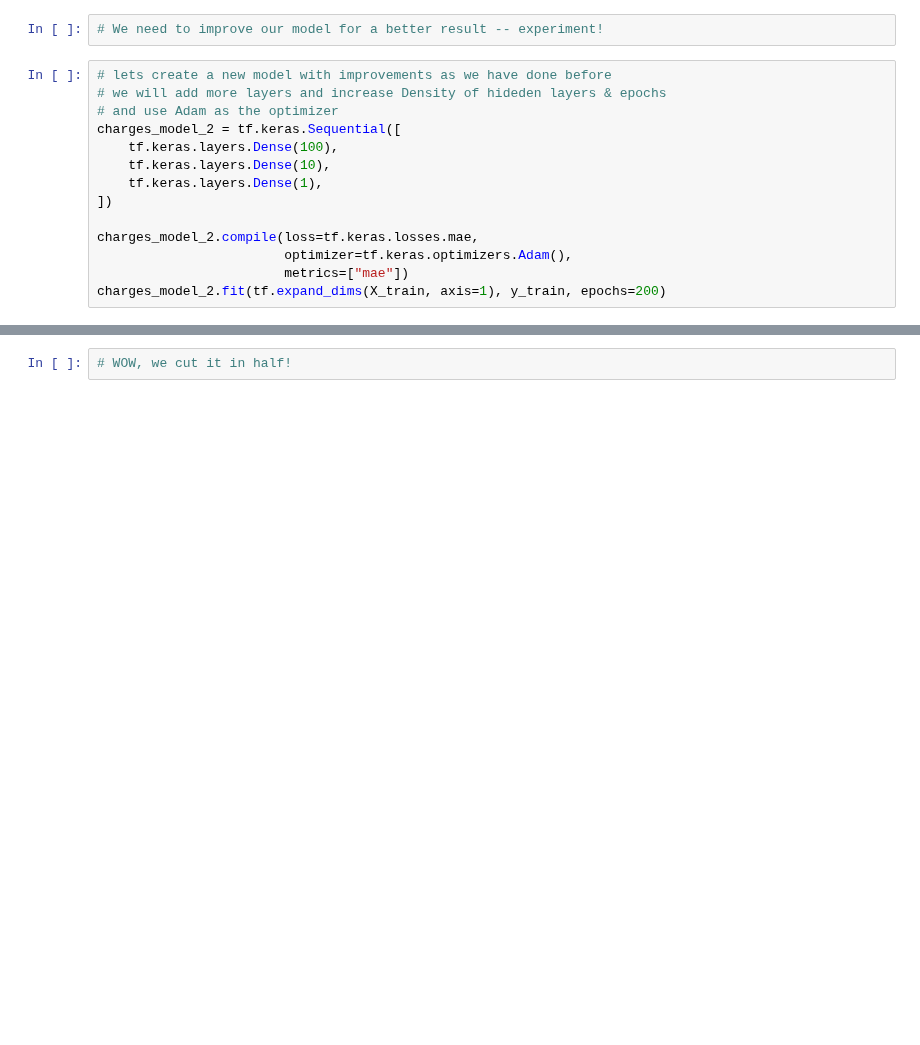
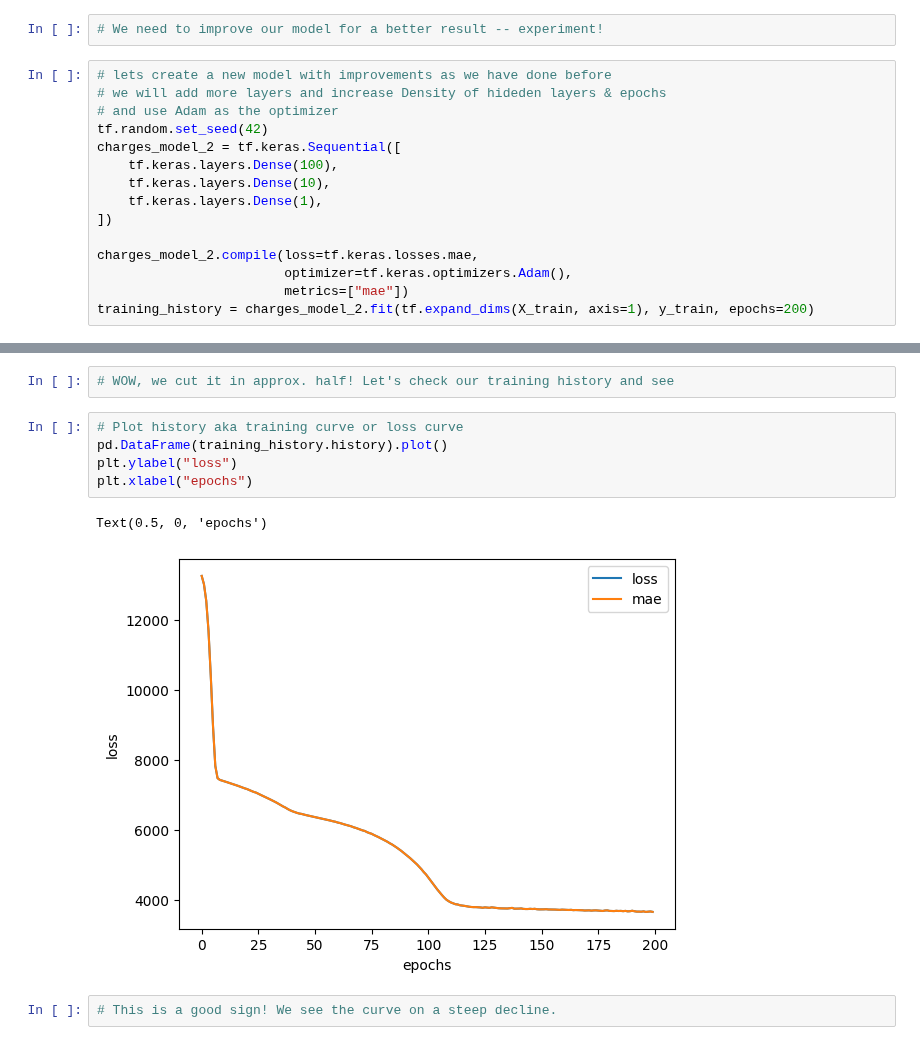
Before and after one commit to BakerSec/tensorflow, a Jupyter notebook: 01_capstone_larger_datasets.ipynb, the cells around one changed output, grey strips where cells are left out. Drawn from its saved outputs; the diff is of its cells as text; blank space fills up the shorter version.

```diff
--- a/01_capstone_larger_datasets.ipynb
+++ b/01_capstone_larger_datasets.ipynb
@@ -143,6 +143,7 @@ y_train.median(), y_train.mean() # substantially incorrect
 # lets create a new model with improvements as we have done before
 # we will add more layers and increase Density of hideden layers & epochs
 # and use Adam as the optimizer
+tf.random.set_seed(42)
 charges_model_2 = tf.keras.Sequential([
     tf.keras.layers.Dense(100),
     tf.keras.layers.Dense(10),
@@ -152,6 +153,6 @@ charges_model_2 = tf.keras.Sequential([
 charges_model_2.compile(loss=tf.keras.losses.mae,
                         optimizer=tf.keras.optimizers.Adam(),
                         metrics=["mae"])
-charges_model_2.fit(tf.expand_dims(X_train, axis=1), y_train, epochs=200)
+training_history = charges_model_2.fit(tf.expand_dims(X_train, axis=1), y_train, epochs=200)
 # %% [output]
 Epoch 1/200
@@ -180,2 +180,12 @@ charges_model_2.evaluate(X_test, y_test )
 # %%
-# WOW, we cut it in half!
+# WOW, we cut it in approx. half! Let's check our training history and see
+# %%
+# Plot history aka training curve or loss curve
+pd.DataFrame(training_history.history).plot()
+plt.ylabel("loss")
+plt.xlabel("epochs")
+# %% [output]
+Text(0.5, 0, 'epochs')
+[figure, added]
+# %%
+# This is a good sign! We see the curve on a steep decline.
```
Also changed, not shown: parts of 2 cells of this notebook.
